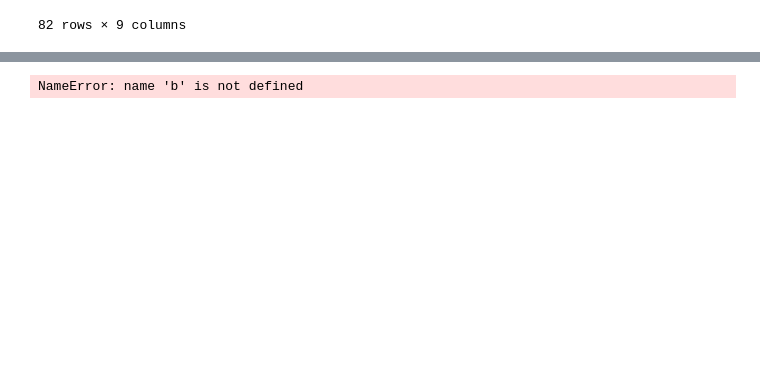
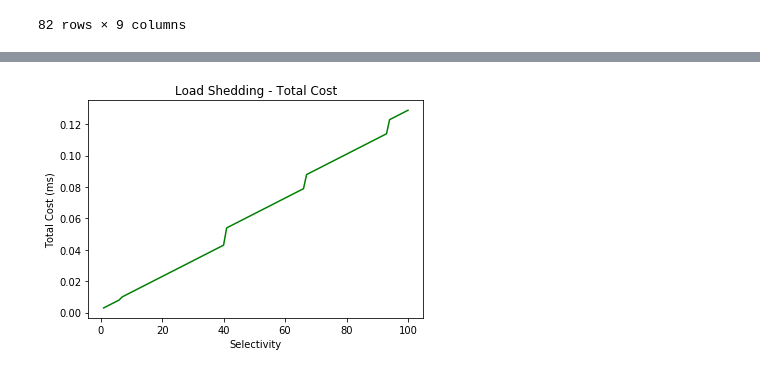
Before and after one commit to vedantdave18/Cryptocurrency-correlation-analysis, a Jupyter notebook: src/MG_google_sentiment_analysis-load shedding-1Hour-FINAL.ipynb, the cells around one changed output, grey strips where cells are left out. Saved outputs shown, nothing was run; the diff lists cells and outputs as text; code cells hidden in the pictures; blank space fills up the shorter version.

```diff
--- a/src/MG_google_sentiment_analysis-load shedding-1Hour-FINAL.ipynb
+++ b/src/MG_google_sentiment_analysis-load shedding-1Hour-FINAL.ipynb
@@ -904,33 +904,33 @@ plt.show()
 X=[0 for a in range(100)]
 Y=[0 for a in range(100)]
 i=1
-
+b = 0
 while i<=100:
     s=i
     a1=datetime.now()
     a_operator = ip.filter(lambda x: x%2 == 1)
     a2=datetime.now()
     #microseconds
     micro1=0.000001*(a2-a1).microseconds
     #seconds
     second1=(a2-a1).seconds
     #overall time passing A
     cost_a=second1+micro1
     b += cost_a
     tolerance = 1e-4
     if cost_a > tolerance:
         throughA=1/(cost_a*s)
 
         throughA2=throughA
         X[i-1] = s
         Y[i-1]= b
         i=i+1
 import matplotlib.pyplot as plt
 plt.figure()
 plt.plot(X,Y, 'g')
 plt.xlabel('Selectivity')
 plt.ylabel("Total Cost (ms)")
 plt.title('Load Shedding - Total Cost')
 plt.show()
 # %% [output]
-NameError: name 'b' is not defined
+[figure, added]
```
Also changed, not shown: parts of 10 cells of this notebook.
